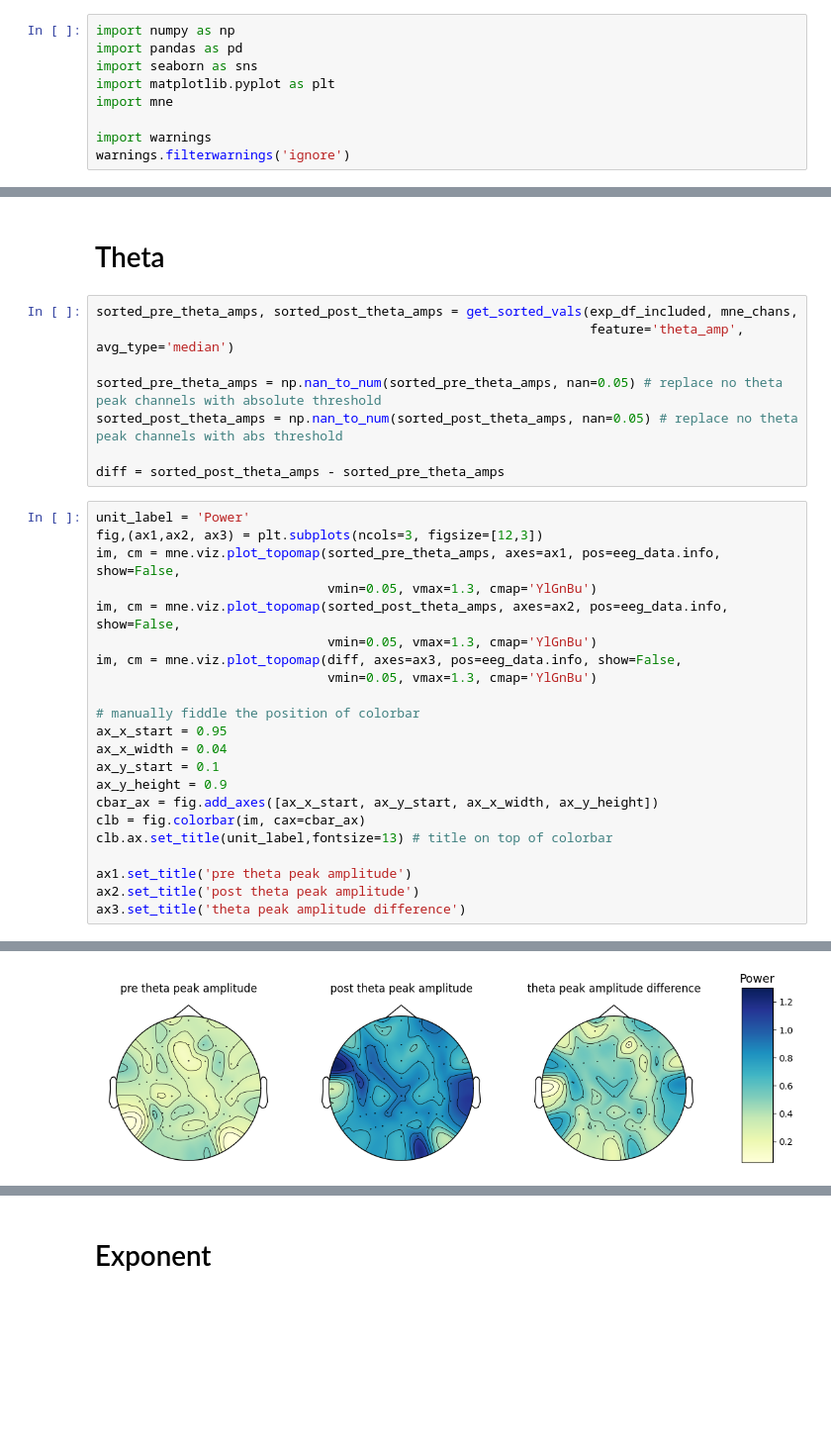
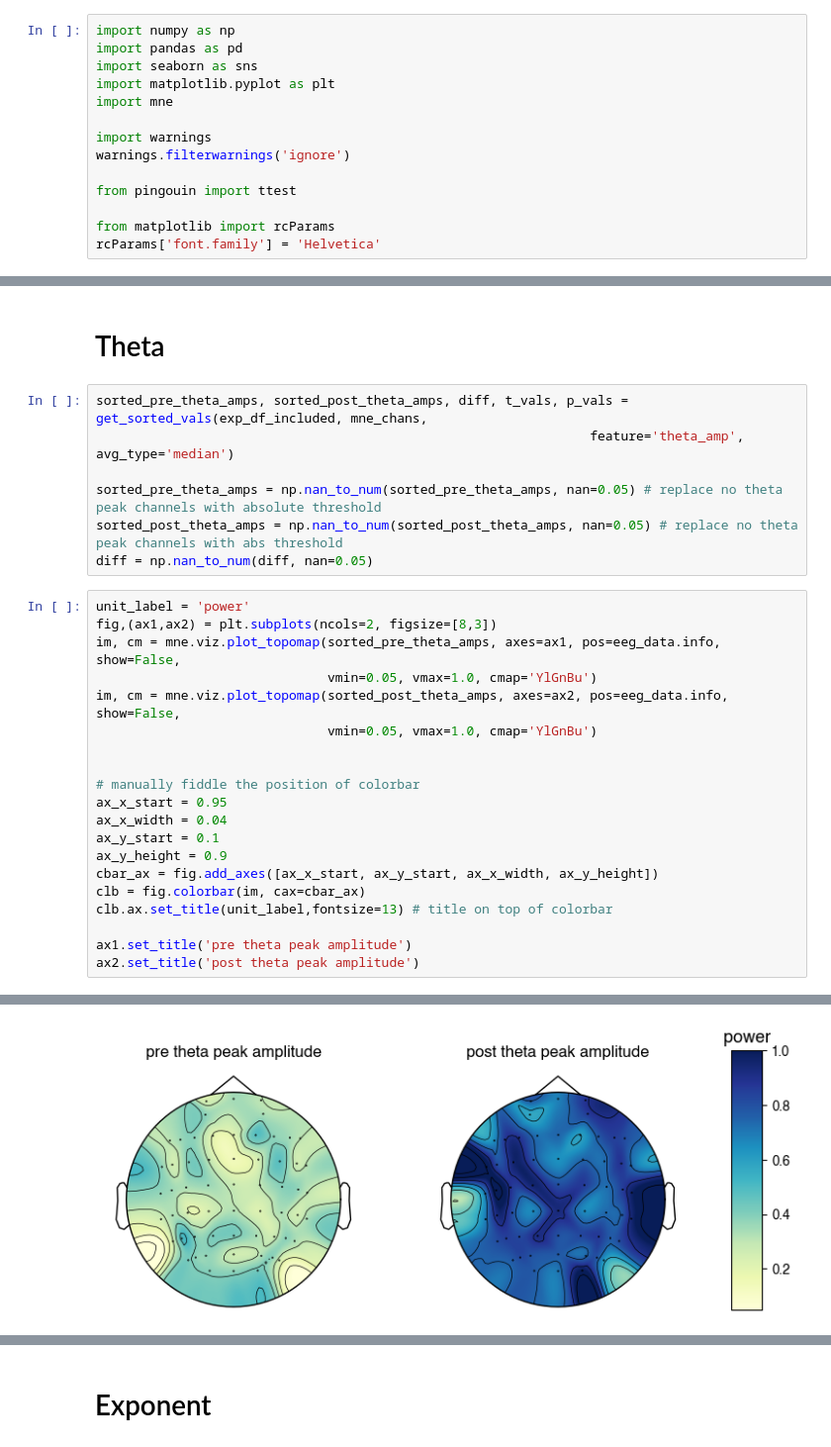
Before and after one commit to voytekresearch/ECT-MST, a Jupyter notebook: 00-ECT/ect_topomaps.ipynb, the cells around one changed output, grey strips where cells are left out. Shown at 99% size. Drawn from its saved outputs; the diff is of its cells as text; blank space fills up the shorter version.

```diff
--- a/00-ECT/ect_topomaps.ipynb
+++ b/00-ECT/ect_topomaps.ipynb
@@ -7,6 +7,11 @@ import mne
 
 import warnings
 warnings.filterwarnings('ignore')
+
+from pingouin import ttest
+
+from matplotlib import rcParams
+rcParams['font.family'] = 'Helvetica'
 # %%
 # Functions
 
@@ -219,22 +260,20 @@ Text(0.5, 1.0, 'delta peak amplitude difference')
 # %% [markdown]
 # Theta
 # %%
-sorted_pre_theta_amps, sorted_post_theta_amps = get_sorted_vals(exp_df_included, mne_chans,
+sorted_pre_theta_amps, sorted_post_theta_amps, diff, t_vals, p_vals = get_sorted_vals(exp_df_included, mne_chans,
                                                                 feature='theta_amp', avg_type='median')
 
 sorted_pre_theta_amps = np.nan_to_num(sorted_pre_theta_amps, nan=0.05) # replace no theta peak channels with absolute threshold
 sorted_post_theta_amps = np.nan_to_num(sorted_post_theta_amps, nan=0.05) # replace no theta peak channels with abs threshold
-
-diff = sorted_post_theta_amps - sorted_pre_theta_amps
+diff = np.nan_to_num(diff, nan=0.05)
 # %%
-unit_label = 'Power'
-fig,(ax1,ax2, ax3) = plt.subplots(ncols=3, figsize=[12,3])
+unit_label = 'power'
+fig,(ax1,ax2) = plt.subplots(ncols=2, figsize=[8,3])
 im, cm = mne.viz.plot_topomap(sorted_pre_theta_amps, axes=ax1, pos=eeg_data.info, show=False,
-                              vmin=0.05, vmax=1.3, cmap='YlGnBu')
+                              vmin=0.05, vmax=1.0, cmap='YlGnBu')
 im, cm = mne.viz.plot_topomap(sorted_post_theta_amps, axes=ax2, pos=eeg_data.info, show=False,
-                              vmin=0.05, vmax=1.3, cmap='YlGnBu')
-im, cm = mne.viz.plot_topomap(diff, axes=ax3, pos=eeg_data.info, show=False,
-                              vmin=0.05, vmax=1.3, cmap='YlGnBu')
+                              vmin=0.05, vmax=1.0, cmap='YlGnBu')
+
 
 # manually fiddle the position of colorbar
 ax_x_start = 0.95
@@ -247,5 +286,4 @@ clb.ax.set_title(unit_label,fontsize=13) # title on top of colorbar
 
 ax1.set_title('pre theta peak amplitude')
 ax2.set_title('post theta peak amplitude')
-ax3.set_title('theta peak amplitude difference')
 # %% [output]
@@ -253 +291 @@ Text(0.5, 1.0, 'theta peak amplitude difference')
-[figure, old version]
+[figure, new version]
```
Also changed, not shown: parts of 19 cells of this notebook, 1 other file.
